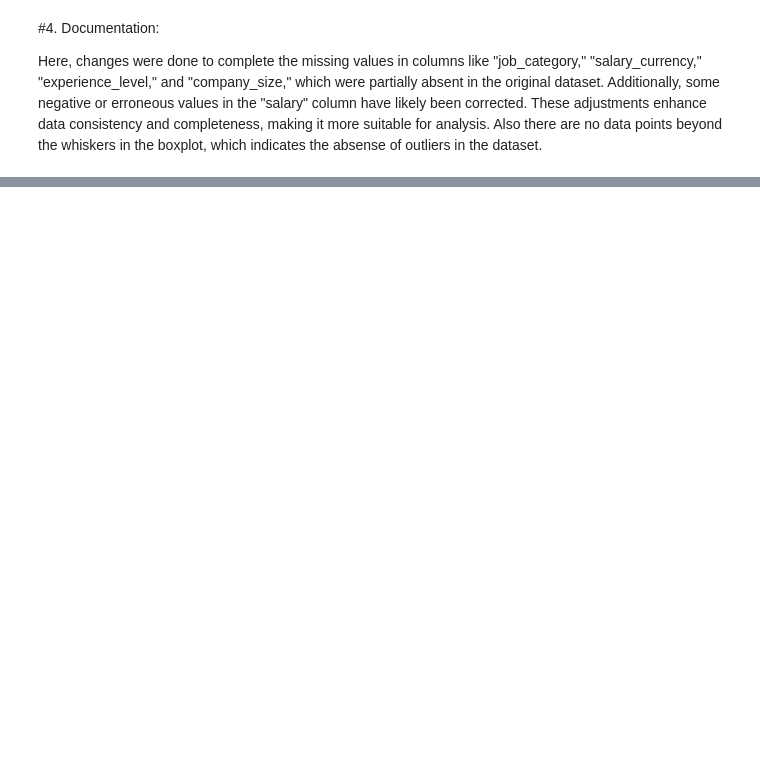
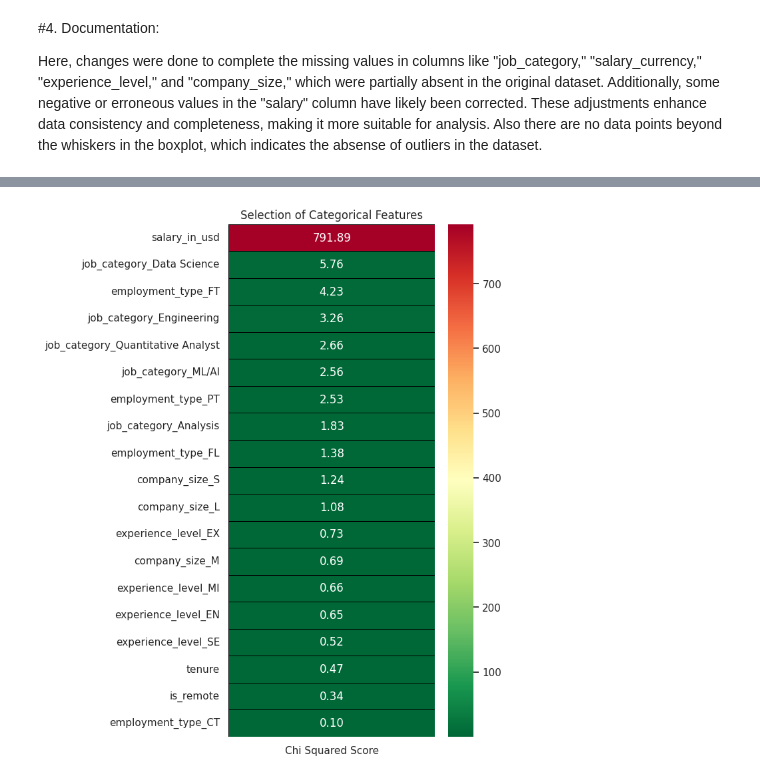
Before and after one commit to shilphypg/DSA_ICTAK, a Jupyter notebook: Internship_dataset.ipynb, the cells around one changed output, grey strips where cells are left out. Saved outputs shown, nothing was run; the diff lists cells and outputs as text; code cells hidden in the pictures; blank space fills up the shorter version.

```diff
--- a/Internship_dataset.ipynb
+++ b/Internship_dataset.ipynb
@@ -1211,0 +1197,2 @@ Here, changes were done to complete the missing values in columns like "job_cate
+# %%
+df['tenure'] = 2024 - df['work_year']
@@ -1211,0 +1375,33 @@ Here, changes were done to complete the missing values in columns like "job_cate
+# %%
+cat_cols_new=['salary_in_usd', 'tenure', 'is_remote', 'job_category_Analysis',
+       'job_category_Data Science', 'job_category_Engineering',
+       'job_category_ML/AI', 'job_category_Quantitative Analyst',
+       'experience_level_EN', 'experience_level_EX', 'experience_level_MI',
+       'experience_level_SE', 'employment_type_CT', 'employment_type_FL',
+       'employment_type_FT', 'employment_type_PT', 'company_size_L',
+       'company_size_M', 'company_size_S']
+# %%
+from sklearn.feature_selection import SelectKBest, chi2
+import pandas as pd
+import seaborn as sns
+import matplotlib.pyplot as plt
+
+# Features and target
+features = df[cat_cols_new]
+target = pd.qcut(df['salary_in_usd'], q=4, labels=[0, 1, 2, 3]) # Discretize target
+
+# Select K Best with Chi-Squared
+best_features = SelectKBest(score_func=chi2, k='all')
+fit = best_features.fit(features, target)
+
+# Create DataFrame of Scores
+feature_scores = pd.DataFrame(data=fit.scores_, index=cat_cols_new, columns=['Chi Squared Score'])
+feature_scores = feature_scores.sort_values(by='Chi Squared Score', ascending=False)
+
+# Plot Heatmap
+plt.subplots(figsize=(5, 10))
+sns.heatmap(feature_scores, annot=True, cmap='RdYlGn_r', linewidths=0.4, linecolor='black', fmt='.2f')
+plt.title('Selection of Categorical Features')
+plt.show()
+# %% [output]
+[figure, added]
```
Also changed, not shown: parts of 47 cells of this notebook.
